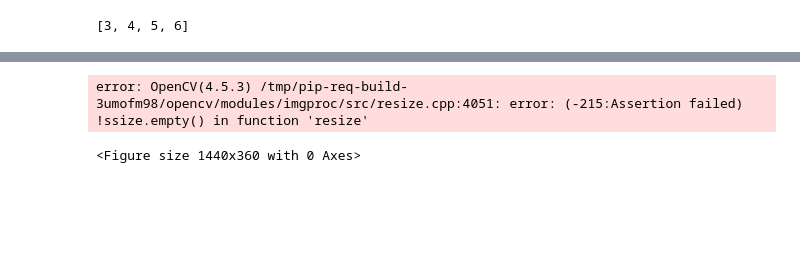
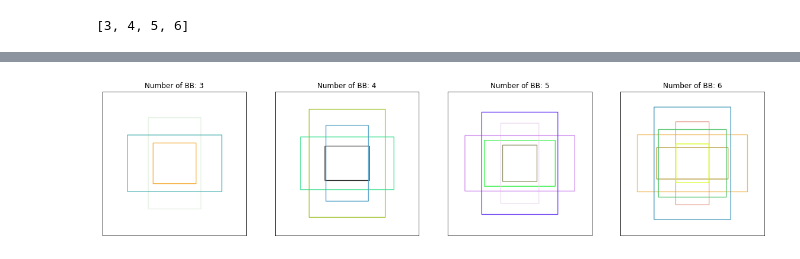
Before and after one commit to RajamannarAanjaram/EVA-6, a Jupyter notebook: assignment_10/part_b/Assignment-B.ipynb, the cells around one changed output, grey strips where cells are left out. Cells and saved outputs as stored; diff of their text form; code cells hidden in the pictures; blank space fills up the shorter version.

```diff
--- a/assignment_10/part_b/Assignment-B.ipynb
+++ b/assignment_10/part_b/Assignment-B.ipynb
@@ -164,30 +164,26 @@ import cv2
 # %%
-import random
 cox, coy = 300, 300
-
 fig = plt.figure(figsize=(20, 5))
-
 for k, exp in enumerate(centroid_arr):
-    image = cv2.resize(cv2.imread('./data/blank.jpg'), (600, 600), interpolation=cv2.INTER_AREA)
+    image = cv2.resize(cv2.imread('./data/white.png'), (600, 600), interpolation=cv2.INTER_AREA)
     for box in exp:
         # scale centroid by 1000 times
         cen = box*800/2
         # box start and end
         start_point = (int(cox-cen[0]), int(coy-cen[1]))
         end_point = (int(cox+cen[0]), int(coy+cen[1]))
         # Colour of BB
         color = (random.randint(0, 255+1), random.randint(0, 255+1), random.randint(0, 255+1))
         # Line thickness of 2 px
         thickness = 2
 
         # Using cv2.rectangle() method
         # Draw a rectangle with blue line borders of thickness of 2 px
         image = cv2.rectangle(image, start_point, end_point, color, thickness)
 
-    ax = fig.add_subplot(1, len(centroids), k + 1, xticks=[], yticks=[])
+    ax = fig.add_subplot(1, len(centroid_arr), k + 1, xticks=[], yticks=[])
     ax.set_title("Number of BB: "+ str(len(exp)))
     plt.imshow(image)
 plt.show()
 # %% [output]
-error: OpenCV(4.5.3) /tmp/pip-req-build-3umofm98/opencv/modules/imgproc/src/resize.cpp:4051: error: (-215:Assertion failed) !ssize.empty() in function 'resize'
-<Figure size 1440x360 with 0 Axes>
+[figure, added]
```
Also changed, not shown: parts of 9 cells of this notebook, 5 other files.
